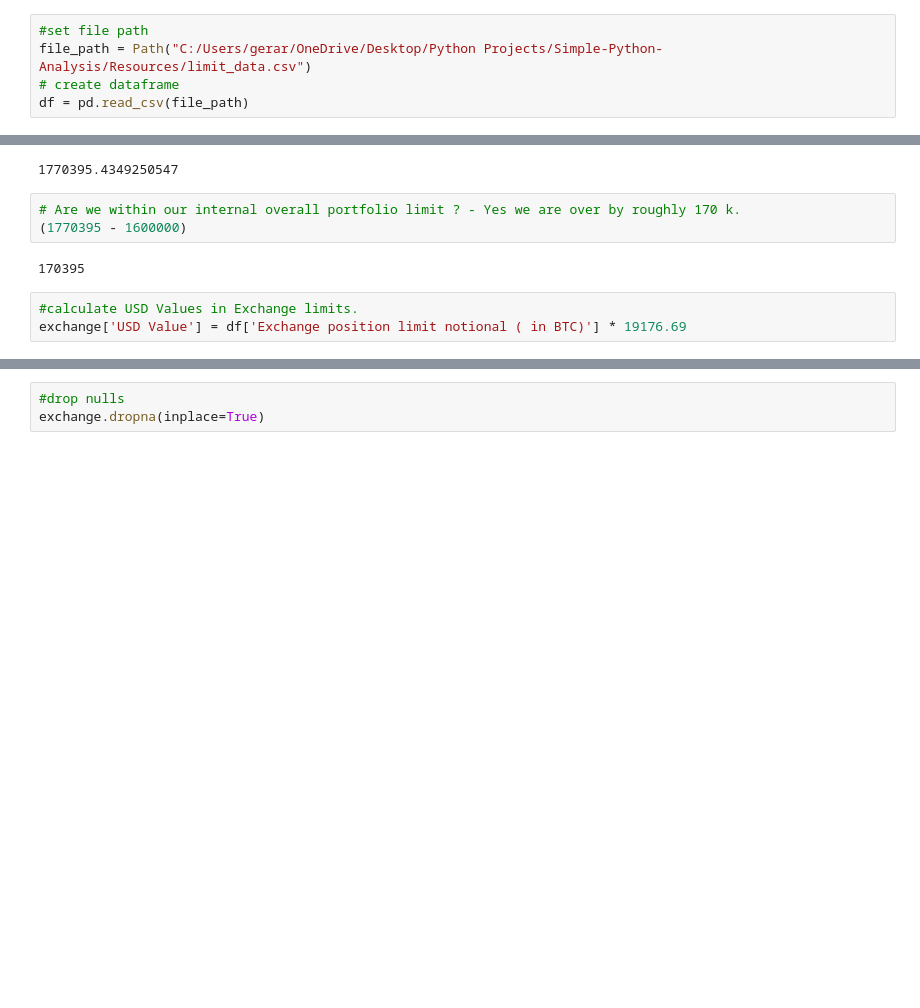
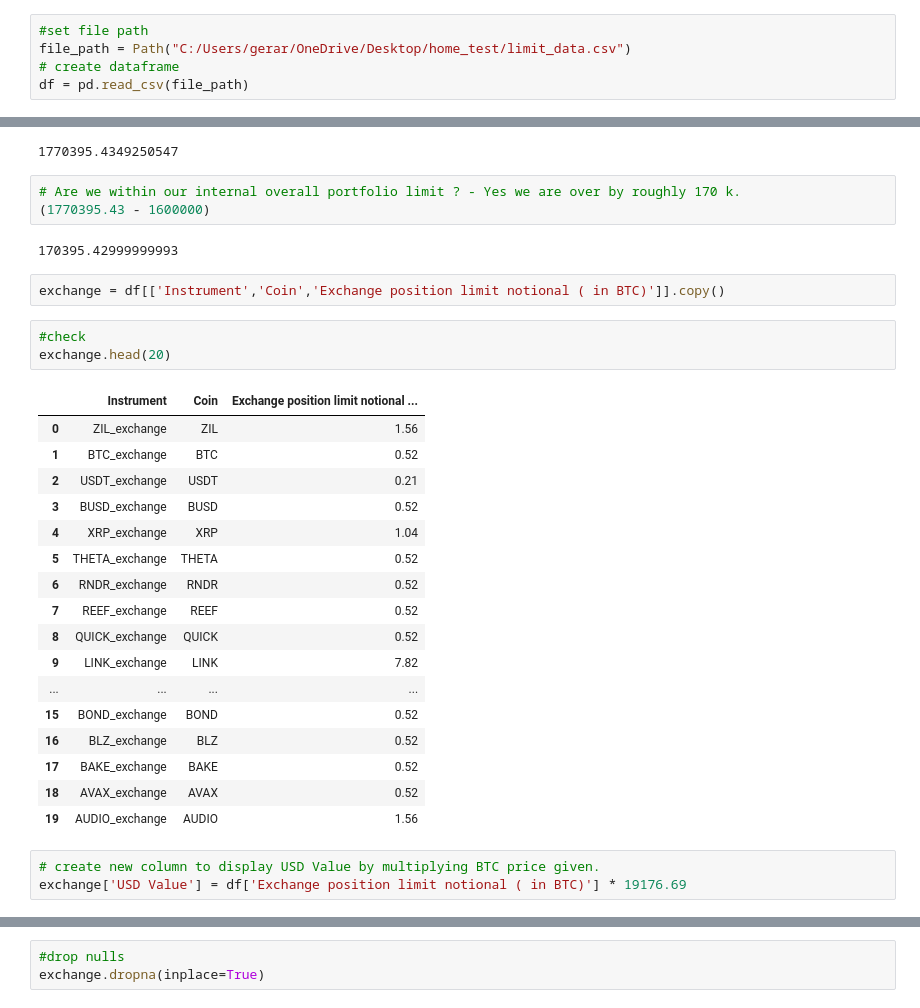
Before and after one commit to Gsilvera24/home_test, a Jupyter notebook: Financial Analysis Notebook.ipynb, the cells around one changed output, grey strips where cells are left out. Saved outputs shown, nothing was run; the diff lists cells and outputs as text; blank space fills up the shorter version.

```diff
--- a/Financial Analysis Notebook.ipynb
+++ b/Financial Analysis Notebook.ipynb
@@ -4,7 +4,7 @@ import pandas as pd
 from pathlib import Path
 # %%
 #set file path
-file_path = Path("C:/Users/gerar/OneDrive/Desktop/Python Projects/Simple-Python-Analysis/Resources/limit_data.csv")
+file_path = Path("C:/Users/gerar/OneDrive/Desktop/home_test/limit_data.csv")
 # create dataframe
 df = pd.read_csv(file_path)
 # %%
@@ -139,9 +139,32 @@ pivot_table['USD Value'].sum()
 1770395.4349250547
 # %%
 # Are we within our internal overall portfolio limit ? - Yes we are over by roughly 170 k.
-(1770395 - 1600000)
+(1770395.43 - 1600000)
 # %% [output]
-170395
+170395.42999999993
+# %%
+exchange = df[['Instrument','Coin','Exchange position limit notional ( in BTC)']].copy()
+# %%
+#check
+exchange.head(20)
+# %% [output]
+|  | Instrument | Coin | Exchange position limit notional ... |
+| 0 | ZIL_exchange | ZIL | 1.56 |
+| 1 | BTC_exchange | BTC | 0.52 |
+| 2 | USDT_exchange | USDT | 0.21 |
+| 3 | BUSD_exchange | BUSD | 0.52 |
+| 4 | XRP_exchange | XRP | 1.04 |
+| 5 | THETA_exchange | THETA | 0.52 |
+| 6 | RNDR_exchange | RNDR | 0.52 |
+| 7 | REEF_exchange | REEF | 0.52 |
+| 8 | QUICK_exchange | QUICK | 0.52 |
+| 9 | LINK_exchange | LINK | 7.82 |
+| ... | ... | ... | ... |
+| 15 | BOND_exchange | BOND | 0.52 |
+| 16 | BLZ_exchange | BLZ | 0.52 |
+| 17 | BAKE_exchange | BAKE | 0.52 |
+| 18 | AVAX_exchange | AVAX | 0.52 |
+| 19 | AUDIO_exchange | AUDIO | 1.56 |
 # %%
-#calculate USD Values in Exchange limits.
+# create new column to display USD Value by multiplying BTC price given.
 exchange['USD Value'] = df['Exchange position limit notional ( in BTC)'] * 19176.69
```
Also changed, not shown: parts of 14 cells of this notebook.
